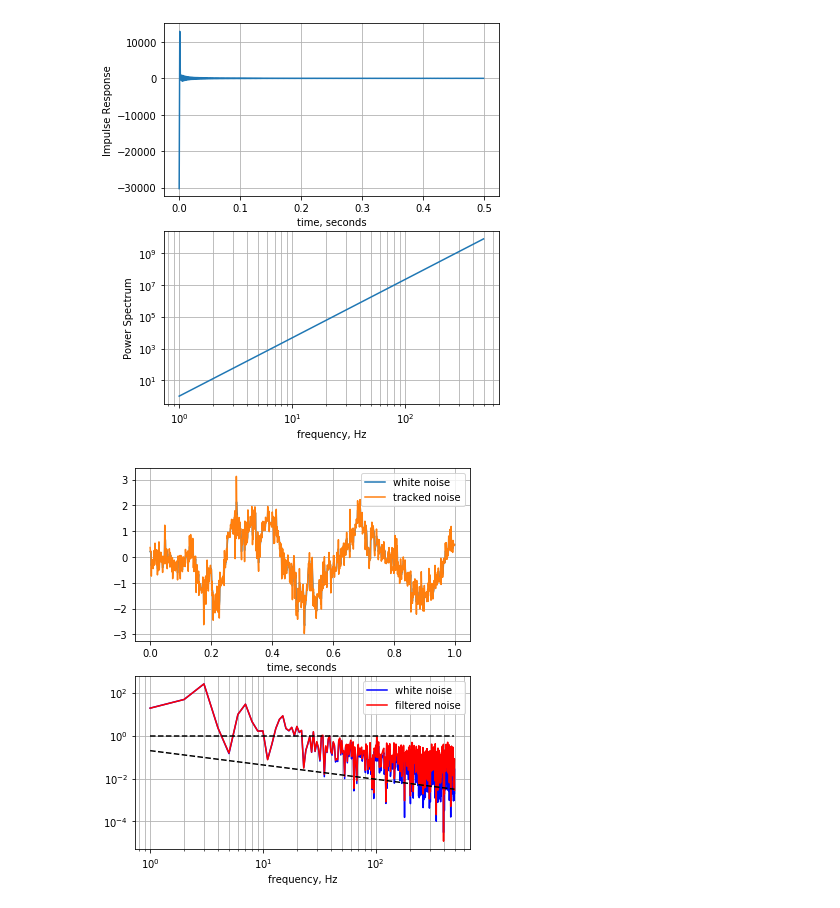
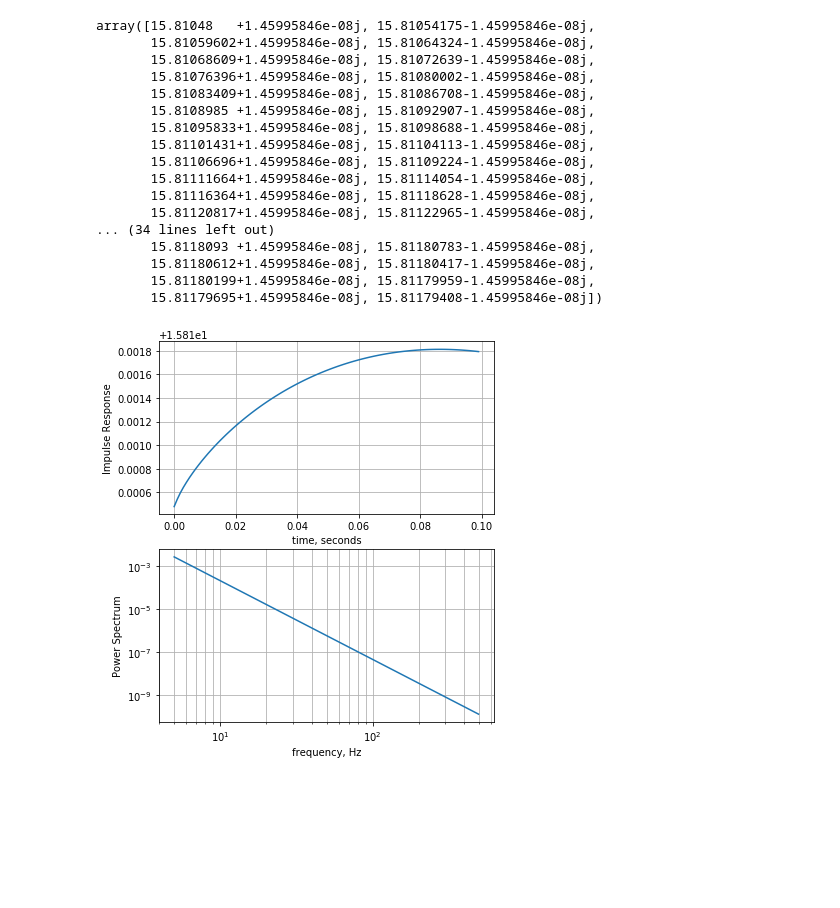
Before and after one commit to aditya-sengupta/tip-tilt-control, a Jupyter notebook: control/dev/impulse_filter.ipynb, the cells around one changed output. Drawn from its saved outputs; the diff is of its cells as text; code cells hidden in the pictures; blank space fills up the shorter version.

Commit message:
still mostly just tracking...

```diff
--- a/control/dev/impulse_filter.ipynb
+++ b/control/dev/impulse_filter.ipynb
@@ -55,7 +61,0 @@ plt.legend()
-# %%
-filter_turbulence = design_filt(dt = 1/f_sampling, N = 2*N)
-response = filt(filter_turbulence, dt=1/f_sampling, u=x_tt[:lim])
-# I'm worried about overfitting right now, but let's try and ignore that and instead just translate this to SS
-# %% [output]
-[figure, removed]
-[figure, removed]
@@ -61,0 +64,21 @@ response = filt(filter_turbulence, dt=1/f_sampling, u=x_tt[:lim])
+# %%
+design_filt(dt=1e-3, N=2*N)
+# %% [output]
+array([15.81048   +1.45995846e-08j, 15.81054175-1.45995846e-08j,
+       15.81059602+1.45995846e-08j, 15.81064324-1.45995846e-08j,
+       15.81068609+1.45995846e-08j, 15.81072639-1.45995846e-08j,
+       15.81076396+1.45995846e-08j, 15.81080002-1.45995846e-08j,
+       15.81083409+1.45995846e-08j, 15.81086708-1.45995846e-08j,
+       15.8108985 +1.45995846e-08j, 15.81092907-1.45995846e-08j,
+       15.81095833+1.45995846e-08j, 15.81098688-1.45995846e-08j,
+       15.81101431+1.45995846e-08j, 15.81104113-1.45995846e-08j,
+       15.81106696+1.45995846e-08j, 15.81109224-1.45995846e-08j,
+       15.81111664+1.45995846e-08j, 15.81114054-1.45995846e-08j,
+       15.81116364+1.45995846e-08j, 15.81118628-1.45995846e-08j,
+       15.81120817+1.45995846e-08j, 15.81122965-1.45995846e-08j,
+... (34 lines left out)
+       15.8118093 +1.45995846e-08j, 15.81180783-1.45995846e-08j,
+       15.81180612+1.45995846e-08j, 15.81180417-1.45995846e-08j,
+       15.81180199+1.45995846e-08j, 15.81179959-1.45995846e-08j,
+       15.81179695+1.45995846e-08j, 15.81179408-1.45995846e-08j])
+[figure, added]
```
Also changed, not shown: parts of 17 cells of this notebook, 1 other file.
